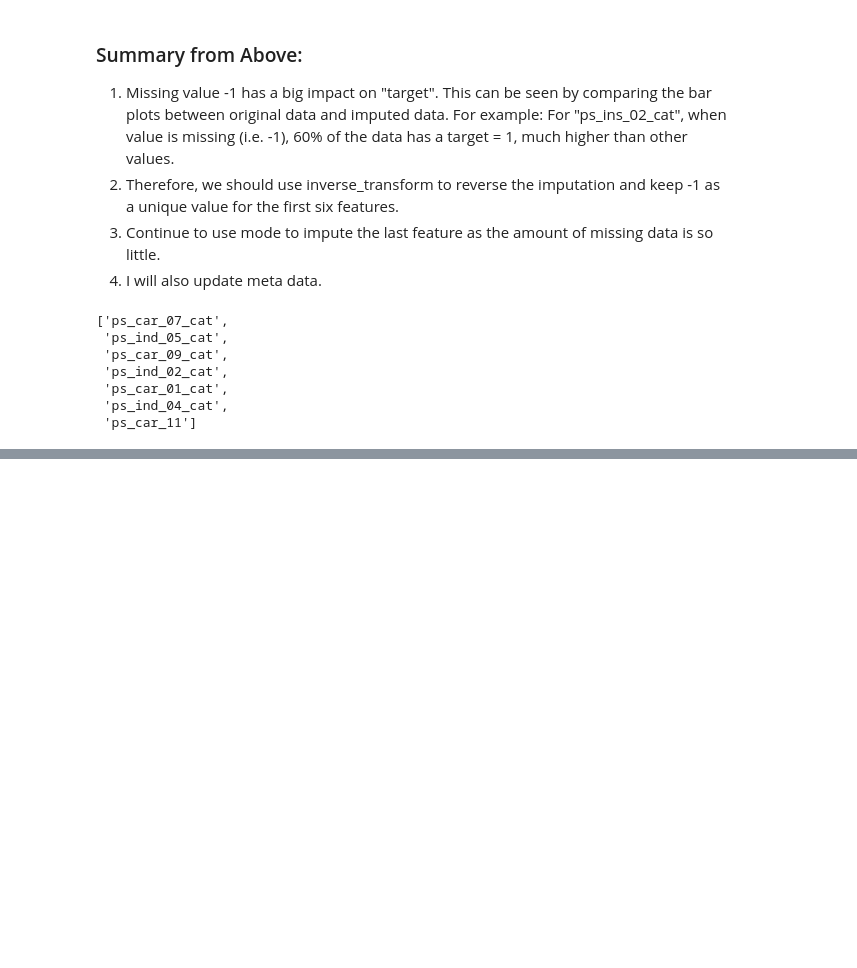
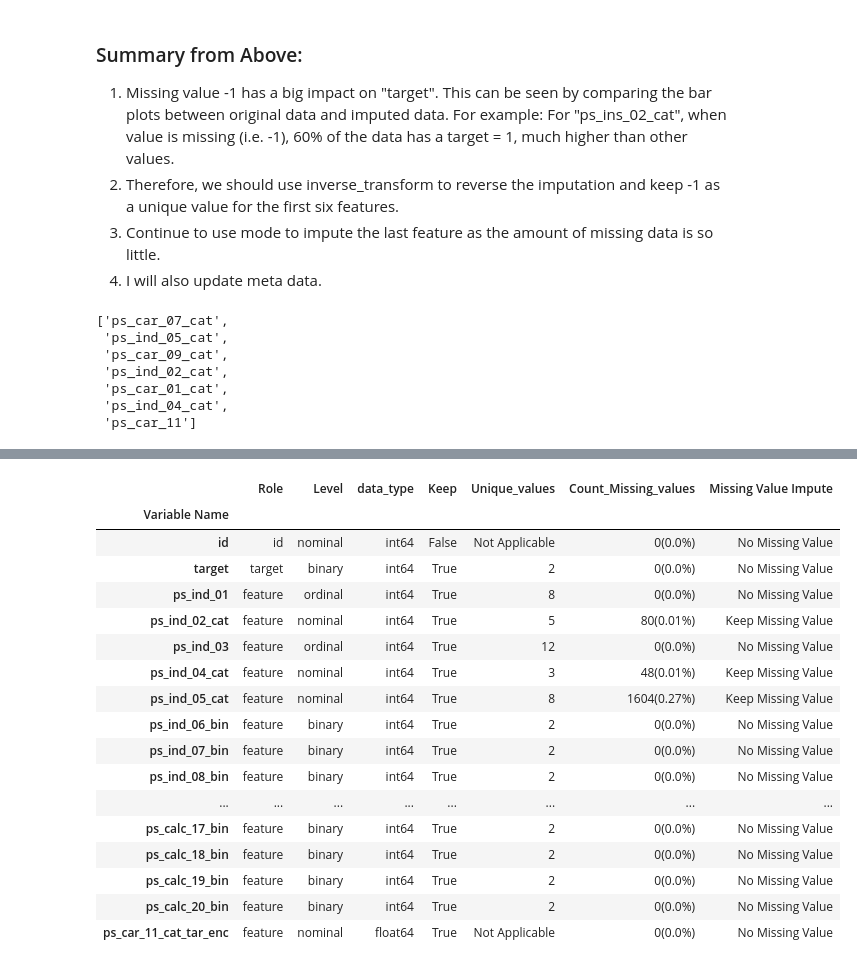
Before and after one commit to nichowu/Porto-Seguro-Safe-Driver-Prediction, a Jupyter notebook: porto-seguro-safe-driving-main.ipynb, the cells around one changed output, grey strips where cells are left out. Drawn from its saved outputs; the diff is of its cells as text; code cells hidden in the pictures; blank space fills up the shorter version.

```diff
--- a/porto-seguro-safe-driving-main.ipynb
+++ b/porto-seguro-safe-driving-main.ipynb
@@ -984,0 +1241,25 @@ train_balanced_update[missing_cat_cols[0:6]]=pd.DataFrame(mode_imputer.inverse_t
+# %%
+final_meta = meta(raw_data = train,
+                 processed_data = train_balanced_update,
+                 cols_to_drop = cols_to_drop,
+                 keep_missing = True)
+final_meta
+# %% [output]
+|  | Role | Level | data_type | Keep | Unique_values | Count_Missing_values | Missing Value Impute |
+| Variable Name |  |  |  |  |  |  |  |
+| id | id | nominal | int64 | False | Not Applicable | 0(0.0%) | No Missing Value |
+| target | target | binary | int64 | True | 2 | 0(0.0%) | No Missing Value |
+| ps_ind_01 | feature | ordinal | int64 | True | 8 | 0(0.0%) | No Missing Value |
+| ps_ind_02_cat | feature | nominal | int64 | True | 5 | 80(0.01%) | Keep Missing Value |
+| ps_ind_03 | feature | ordinal | int64 | True | 12 | 0(0.0%) | No Missing Value |
+| ps_ind_04_cat | feature | nominal | int64 | True | 3 | 48(0.01%) | Keep Missing Value |
+| ps_ind_05_cat | feature | nominal | int64 | True | 8 | 1604(0.27%) | Keep Missing Value |
+| ps_ind_06_bin | feature | binary | int64 | True | 2 | 0(0.0%) | No Missing Value |
+| ps_ind_07_bin | feature | binary | int64 | True | 2 | 0(0.0%) | No Missing Value |
+| ps_ind_08_bin | feature | binary | int64 | True | 2 | 0(0.0%) | No Missing Value |
+| ... | ... | ... | ... | ... | ... | ... | ... |
+| ps_calc_17_bin | feature | binary | int64 | True | 2 | 0(0.0%) | No Missing Value |
+| ps_calc_18_bin | feature | binary | int64 | True | 2 | 0(0.0%) | No Missing Value |
+| ps_calc_19_bin | feature | binary | int64 | True | 2 | 0(0.0%) | No Missing Value |
+| ps_calc_20_bin | feature | binary | int64 | True | 2 | 0(0.0%) | No Missing Value |
+| ps_car_11_cat_tar_enc | feature | nominal | float64 | True | Not Applicable | 0(0.0%) | No Missing Value |
```
Also changed, not shown: parts of 19 cells of this notebook.
